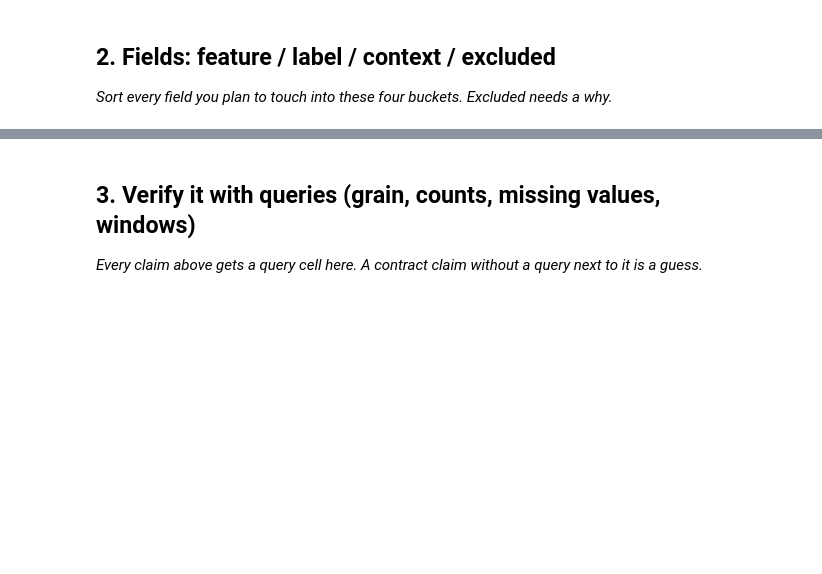
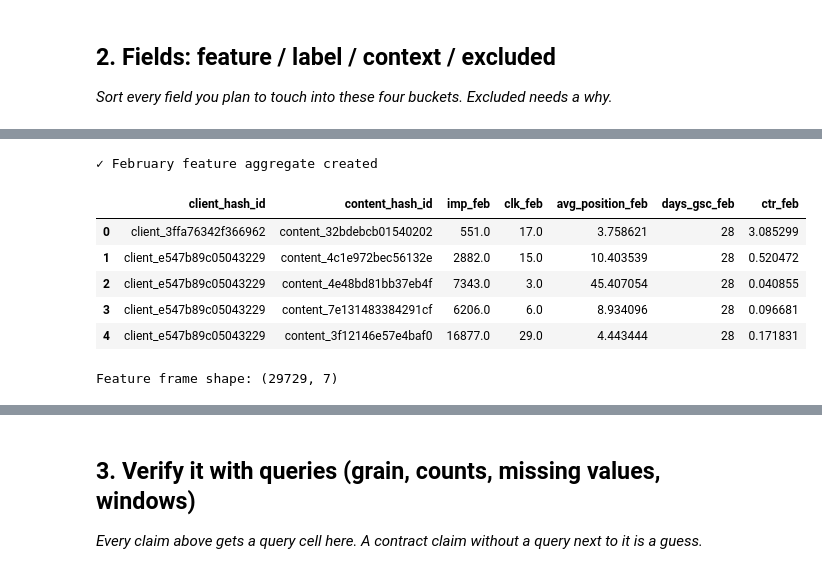
Before and after one commit to saarthak181/FlyRankAI_Assignments, a Jupyter notebook: work/notebooks/w03_data_contract.ipynb, the cells around one changed output, grey strips where cells are left out. Saved outputs shown, nothing was run; the diff lists cells and outputs as text; code cells hidden in the pictures; blank space fills up the shorter version.

```diff
--- a/work/notebooks/w03_data_contract.ipynb
+++ b/work/notebooks/w03_data_contract.ipynb
@@ -22,0 +190,57 @@ This skeleton is yours to fill. Work the sections **in order** — each one has
+# %%
+con.execute(f"""
+CREATE OR REPLACE VIEW feb_agg AS
+SELECT
+    client_hash_id,
+    content_hash_id,
+
+    SUM(gsc_impressions) AS imp_feb,
+    SUM(gsc_clicks) AS clk_feb,
+
+    SUM(gsc_sum_position)
+        / NULLIF(SUM(gsc_impressions), 0) AS avg_position_feb,
+
+    COUNT(*) FILTER (
+        WHERE gsc_data_available IS TRUE
+    ) AS days_gsc_feb
+
+FROM read_parquet('{FEB}')
+
+WHERE gsc_data_available IS TRUE
+
+GROUP BY
+    client_hash_id,
+    content_hash_id
+
+HAVING
+    SUM(gsc_impressions) >= 100
+    AND SUM(gsc_clicks) >= 3
+""")
+
+print("✓ February feature aggregate created")
+# %% [output]
+✓ February feature aggregate created
+# %%
+feb_features = con.sql("""
+SELECT
+    client_hash_id,
+    content_hash_id,
+    imp_feb,
+    clk_feb,
+    avg_position_feb,
+    days_gsc_feb,
+    100.0 * clk_feb / NULLIF(imp_feb, 0) AS ctr_feb
+FROM feb_agg
+""").fetchdf()
+
+display(feb_features.head())
+
+print("Feature frame shape:", feb_features.shape)
+# %% [output]
+|  | client_hash_id | content_hash_id | imp_feb | clk_feb | avg_position_feb | days_gsc_feb | ctr_feb |
+| 0 | client_3ffa76342f366962 | content_32bdebcb01540202 | 551.0 | 17.0 | 3.758621 | 28 | 3.085299 |
+| 1 | client_e547b89c05043229 | content_4c1e972bec56132e | 2882.0 | 15.0 | 10.403539 | 28 | 0.520472 |
+| 2 | client_e547b89c05043229 | content_4e48bd81bb37eb4f | 7343.0 | 3.0 | 45.407054 | 28 | 0.040855 |
+| 3 | client_e547b89c05043229 | content_7e131483384291cf | 6206.0 | 6.0 | 8.934096 | 28 | 0.096681 |
+| 4 | client_e547b89c05043229 | content_3f12146e57e4baf0 | 16877.0 | 29.0 | 4.443444 | 28 | 0.171831 |
+Feature frame shape: (29729, 7)
```
Also changed, not shown: parts of 17 cells of this notebook.
